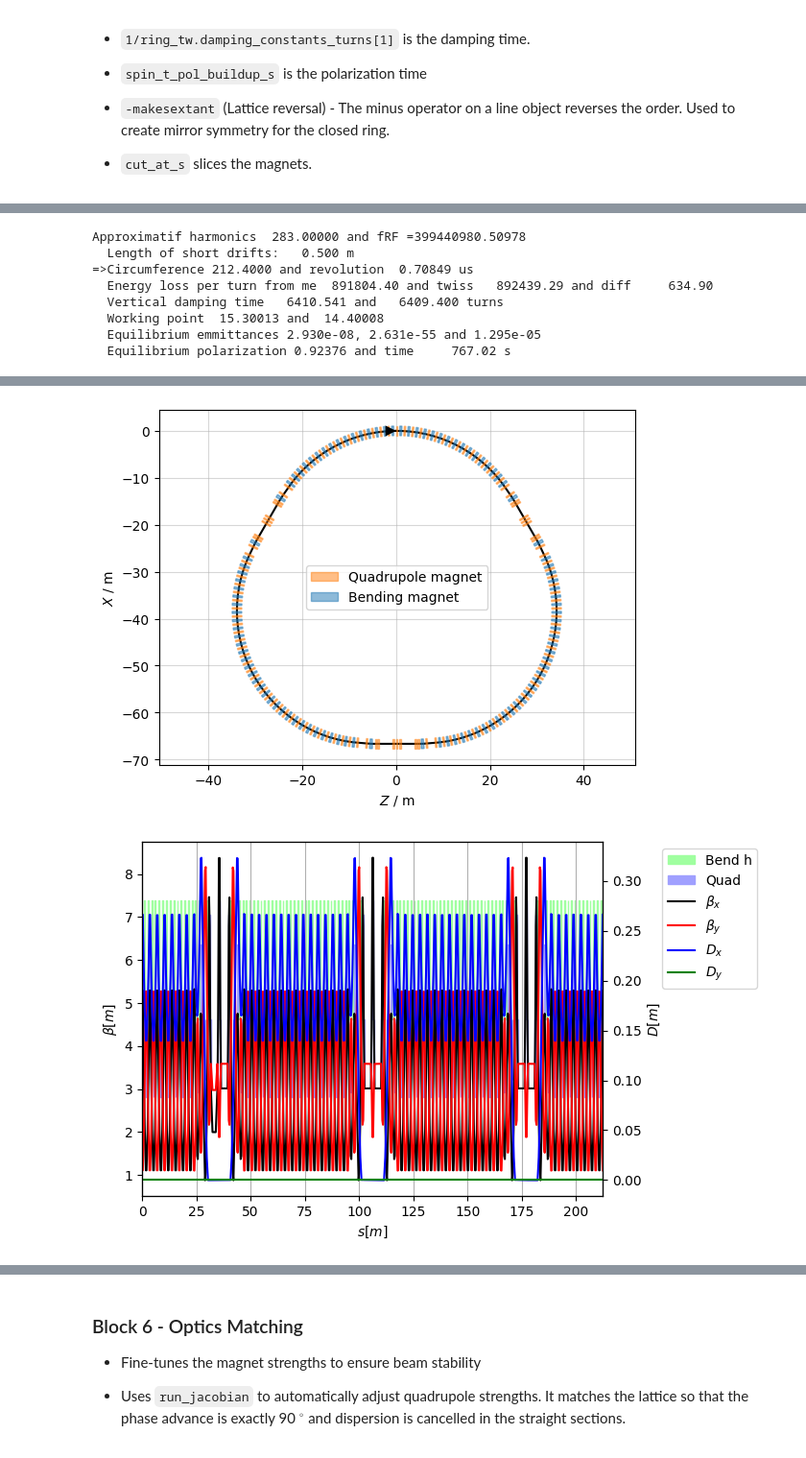
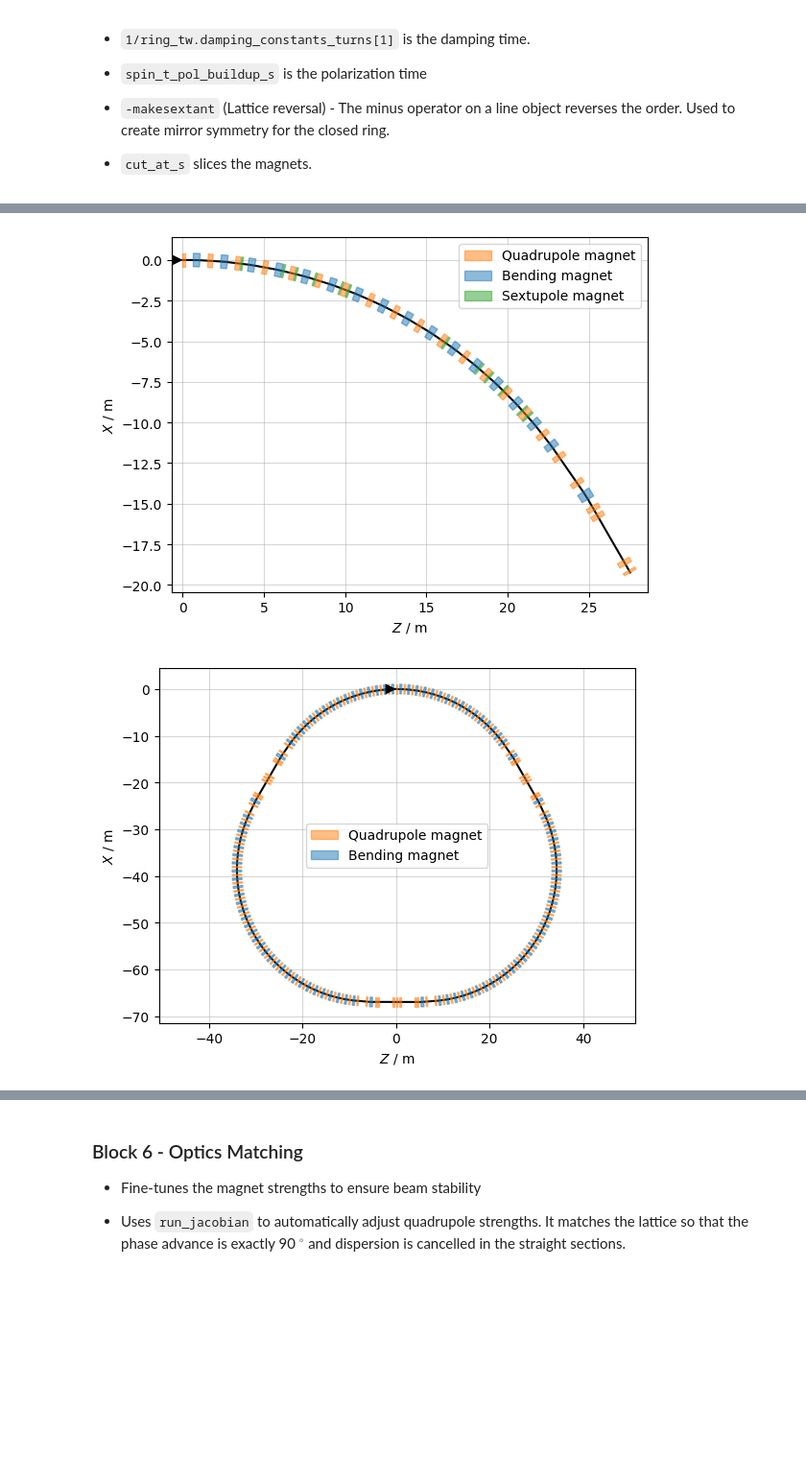
Before and after one commit to Maddie-jpg/polarizer-ring-studies, a Jupyter notebook: PDR90Degs_DSBend.ipynb, the cells around one changed output, grey strips where cells are left out. Shown at 96% size. Saved outputs shown, nothing was run; the diff lists cells and outputs as text; code cells hidden in the pictures; blank space fills up the shorter version.

```diff
--- a/PDR90Degs_DSBend.ipynb
+++ b/PDR90Degs_DSBend.ipynb
@@ -337,45 +464,11 @@ arc1R = makesextant( 'xR', 'symm' )
 arc1R_sliced = arc1R.select()
 arc1R_sliced.cut_at_s( np.linspace(.05, arc1R.get_length()-.05, int(arc1R.get_length()/.05-.5)) )
 arc1R.insert( pdr.new('CtrS1_xR1', xt.Marker ), at='(l_tripl+l_quad)/2', from_='QDDoub_xR' )
-arc1R.survey().plot(labels=plot_labels(arc1R))
-
-def SextupolePosition(ring):
-   tw = ring.twiss4d()
-
-   sf_candidates = []
-   sd_candidates = []
-
-   sf_top = []
-   sd_top = []
-
-   for name in tw.name:
-         row = tw.rows[name]
-         dx = abs(row.dx[0])
-         betx = row.betx[0]
-         bety = row.bety[0]
-
-         if dx > 0.1:
-            if betx > bety:
-               sf_candidates.append((name, dx, betx))
-            else:
-               sd_candidates.append((name, dx, bety))
-
-   sf_candidates = sorted(sf_candidates, key=lambda x: x[1]*x[2], reverse=True)
-   sd_candidates = sorted(sd_candidates, key=lambda x: x[1]*x[2], reverse=True)
-
-   if sf_candidates:
-      sf_top = sf_candidates[:10]
-      for c in sf_top:
-         print("SF_positions", c)
-
-   if sd_candidates:
-      sd_top = sd_candidates[:10]
-      for c in sd_top:
-         print("SD_positions", c)
-
-   return sf_top, sd_top
-
-
+arc1R.survey().plot()
+tw=arc1R.twiss4d()
+for name, s in zip(tw.name, tw.s):
+    if 'SFDS' in name or 'SDDS' in name:
+        print(name, s)
 
 # One period from center of arc to center of arc
 period = makesextant( 'PR', 'symm') + ( -makesextant( 'PL', 'symm') )
@@ -385,13 +478,31 @@ period_sliced.cut_at_s( np.linspace(.05, period.get_length()-.05, int(period.get
 SpuckParsAus( period_sliced.twiss(method='4d'), arc1R, (0., 38.), (0., 10.), (0., 1.), .08, "Standard.pdf" )
 
 # Full ring without X-poles, RF and wigglers
-ring  = makesextant( '1R', 'right') + makesextant( '2L', 'left') + makesextant( '2R', 'right') + makesextant( '3L', 'left') + makesextant( '3R', 'right') + makesextant( '1L', 'left')
-SextupolePosition(ring)
+S1  = makesextant( '1R', 'right')
+S2 = makesextant( '2L', 'left')
+S3=makesextant( '2R', 'right')
+S4=makesextant( '3L', 'left')
+S5=makesextant( '3R', 'right')
+S6=makesextant( '1L', 'left')
+
+ring=S1+S2+S3+S4+S5+S6
+#SpuckParsAus( ring.twiss(method='4d'), ring, (0., 38.), (0., 10.), (0., 1.), .08, "Standard.pdf" )
+arc1R.survey().plot()
+ring.survey().plot()
+
 fRev = 1./(ring.twiss(method='4d').T_rev0)
 fRF  = fRev*round(4.e8/fRev)  # at integer harmonics and close to 400 MHz
+
 pdr.new('RFCav',  xt.Cavity, length=1.5, frequency=fRF, voltage=VRF,
         lag=(180/np.pi)*(np.pi - np.arcsin(U0/VRF)) - 1.8 )
-ring.insert( pdr.new('RFCav_1', 'RFCav'), at='(l_tripl+l_quad)/2', from_='QDDoub_1R' )
+#ring.insert( pdr.new('RFCav_1', 'RFCav'), at='(l_tripl+l_quad)/2', from_='QDDoub_1R' )
+
+# Assuming the first occurrence is what you want:
+target_element = [n for n in ring.element_names if 'QDDoub' in n][0]
+
+ring.insert(pdr.new('RFCav_1', 'RFCav'),
+            at='(l_tripl+l_quad)/2',
+            from_=target_element)
 ring.configure_radiation(model='mean')
 ring.configure_bend_model(edge='full')
 ring_tw=ring.twiss(method='6d', radiation_integrals=True, eneloss_and_damping=True,
@@ -445,8 +573,0 @@ Ignoring fixed x limits to fulfill fixed data aspect with adjustable data limits
-Approximatif harmonics  283.00000 and fRF =399440980.50978
-  Length of short drifts:   0.500 m
-=>Circumference 212.4000 and revolution  0.70849 us
-  Energy loss per turn from me  891804.40 and twiss   892439.29 and diff     634.90
-  Vertical damping time   6410.541 and   6409.400 turns
-  Working point  15.30013 and  14.40008
-  Equilibrium emmittances 2.930e-08, 2.631e-55 and 1.295e-05
-  Equilibrium polarization 0.92376 and time     767.02 s
@@ -456,2 +577,2 @@ Approximatif harmonics  283.00000 and fRF =399440980.50978
-[figure, old version]
+[figure, new version]
-[figure, old version]
+[figure, new version]
```
Also changed, not shown: parts of 6 cells of this notebook, 4 other files.
